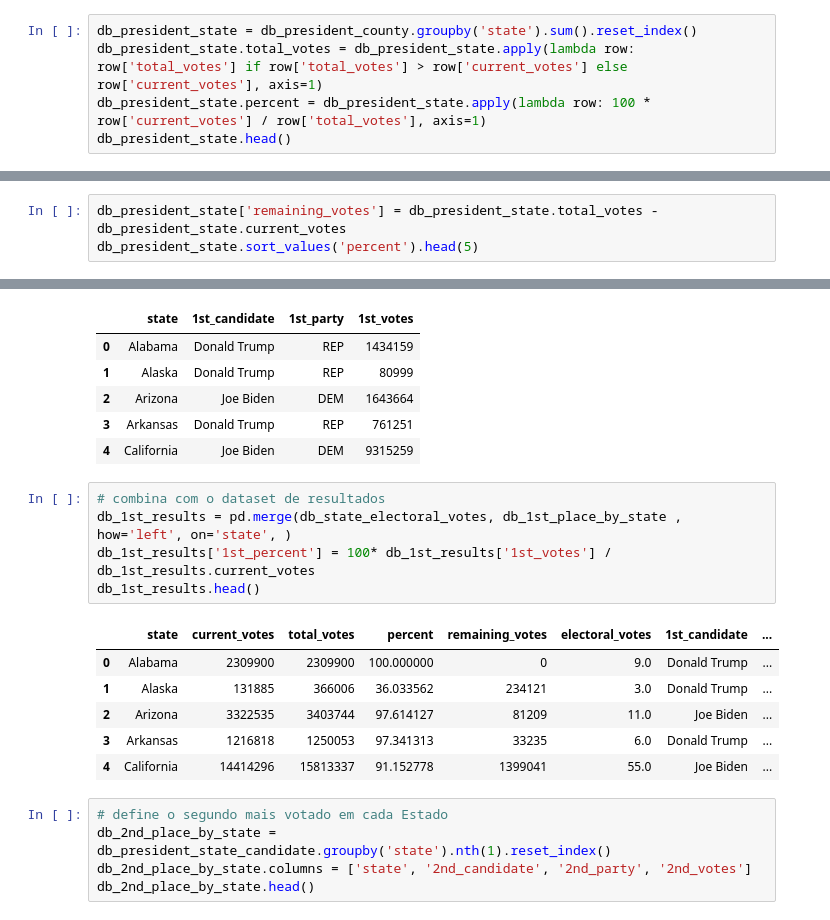
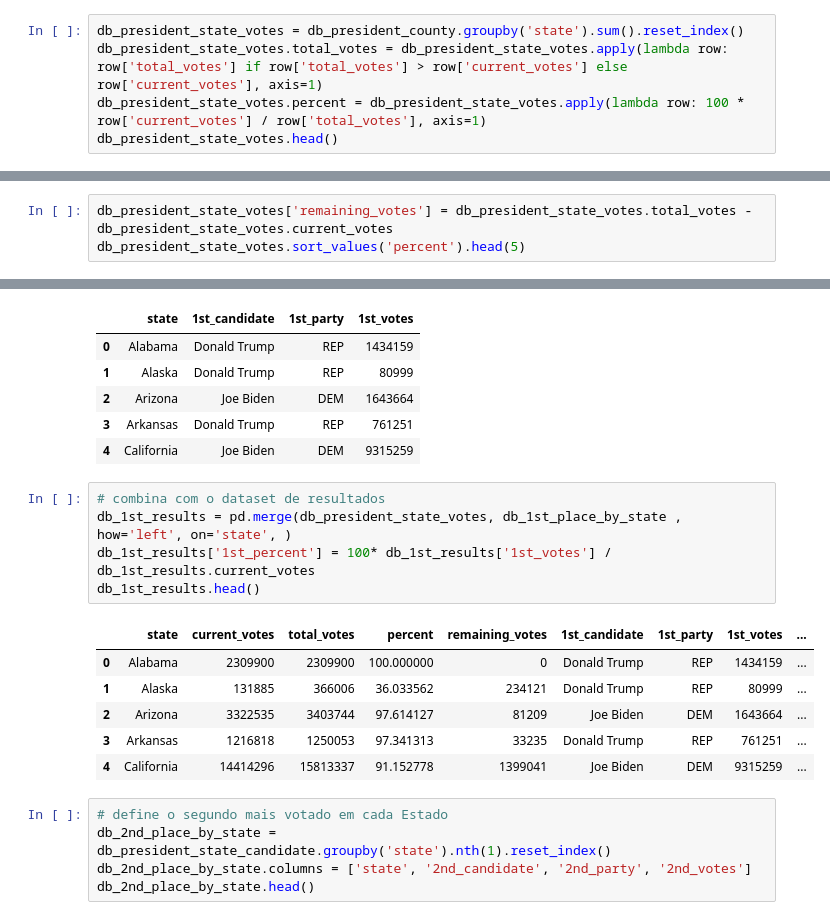
Before and after one commit to bmnds/uea-data-science-03-statistics, a Jupyter notebook: [Estatística04]_Trabalho_Final.ipynb, the cells around one changed output, grey strips where cells are left out. Cells and saved outputs as stored; diff of their text form.

```diff
--- a/[Estatística04]_Trabalho_Final.ipynb
+++ b/[Estatística04]_Trabalho_Final.ipynb
@@ -185,10 +149,10 @@ Em 35.23% dos condados a quantidade atual de votos é maior que o total
 # %% [markdown]
 Para simplificar a análise, quando o valor de **current_votes** for maior uqe  **total_votes**, iremos modificar o total para ser igual ao valor corrente, caso contrário, não será possível estimar o vencedor da eleição.
 # %%
-db_president_state = db_president_county.groupby('state').sum().reset_index()
-db_president_state.total_votes = db_president_state.apply(lambda row: row['total_votes'] if row['total_votes'] > row['current_votes'] else row['current_votes'], axis=1)
-db_president_state.percent = db_president_state.apply(lambda row: 100 * row['current_votes'] / row['total_votes'], axis=1)
-db_president_state.head()
+db_president_state_votes = db_president_county.groupby('state').sum().reset_index()
+db_president_state_votes.total_votes = db_president_state_votes.apply(lambda row: row['total_votes'] if row['total_votes'] > row['current_votes'] else row['current_votes'], axis=1)
+db_president_state_votes.percent = db_president_state_votes.apply(lambda row: 100 * row['current_votes'] / row['total_votes'], axis=1)
+db_president_state_votes.head()
 # %% [output]
 |  | state | current_votes | total_votes | percent |
 | 0 | Alabama | 2309900 | 2309900 | 100.000000 |
@@ -199,8 +163,8 @@ db_president_state.head()
 # %% [markdown]
 Precisamos adicionar a coluna **remaining_votes** ao dataset para podermos verificar se ainda há chance do segundo colocado alcançar a maioria dos votos nos estados em que o primeiro colocado ainda não atingiu 50% ou mais de votos.
 # %%
-db_president_state['remaining_votes'] = db_president_state.total_votes - db_president_state.current_votes
-db_president_state.sort_values('percent').head(5)
+db_president_state_votes['remaining_votes'] = db_president_state_votes.total_votes - db_president_state_votes.current_votes
+db_president_state_votes.sort_values('percent').head(5)
 # %% [output]
 |  | state | current_votes | total_votes | percent | remaining_votes |
 | 1 | Alaska | 131885 | 366006 | 36.033562 | 234121 |
@@ -277,16 +230,16 @@ db_1st_place_by_state.head()
 | 4 | California | Joe Biden | DEM | 9315259 |
 # %%
 # combina com o dataset de resultados
-db_1st_results = pd.merge(db_state_electoral_votes, db_1st_place_by_state , how='left', on='state', )
+db_1st_results = pd.merge(db_president_state_votes, db_1st_place_by_state , how='left', on='state', )
 db_1st_results['1st_percent'] = 100* db_1st_results['1st_votes'] / db_1st_results.current_votes
 db_1st_results.head()
 # %% [output]
-|  | state | current_votes | total_votes | percent | remaining_votes | electoral_votes | 1st_candidate | ... |
-| 0 | Alabama | 2309900 | 2309900 | 100.000000 | 0 | 9.0 | Donald Trump | ... |
-| 1 | Alaska | 131885 | 366006 | 36.033562 | 234121 | 3.0 | Donald Trump | ... |
-| 2 | Arizona | 3322535 | 3403744 | 97.614127 | 81209 | 11.0 | Joe Biden | ... |
-| 3 | Arkansas | 1216818 | 1250053 | 97.341313 | 33235 | 6.0 | Donald Trump | ... |
-| 4 | California | 14414296 | 15813337 | 91.152778 | 1399041 | 55.0 | Joe Biden | ... |
+|  | state | current_votes | total_votes | percent | remaining_votes | 1st_candidate | 1st_party | 1st_votes | ... |
+| 0 | Alabama | 2309900 | 2309900 | 100.000000 | 0 | Donald Trump | REP | 1434159 | ... |
+| 1 | Alaska | 131885 | 366006 | 36.033562 | 234121 | Donald Trump | REP | 80999 | ... |
+| 2 | Arizona | 3322535 | 3403744 | 97.614127 | 81209 | Joe Biden | DEM | 1643664 | ... |
+| 3 | Arkansas | 1216818 | 1250053 | 97.341313 | 33235 | Donald Trump | REP | 761251 | ... |
+| 4 | California | 14414296 | 15813337 | 91.152778 | 1399041 | Joe Biden | DEM | 9315259 | ... |
 # %%
 # define o segundo mais votado em cada Estado
 db_2nd_place_by_state = db_president_state_candidate.groupby('state').nth(1).reset_index()
```
Also changed, not shown: parts of 18 cells of this notebook.
